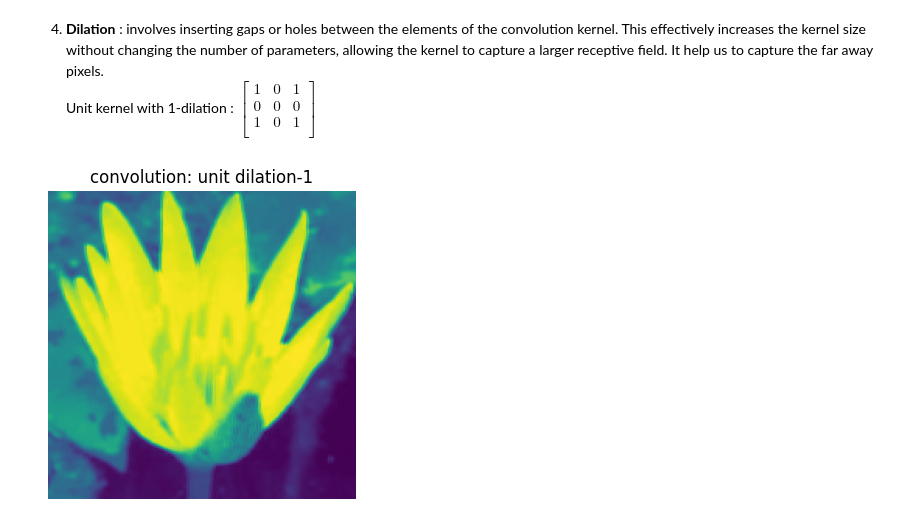
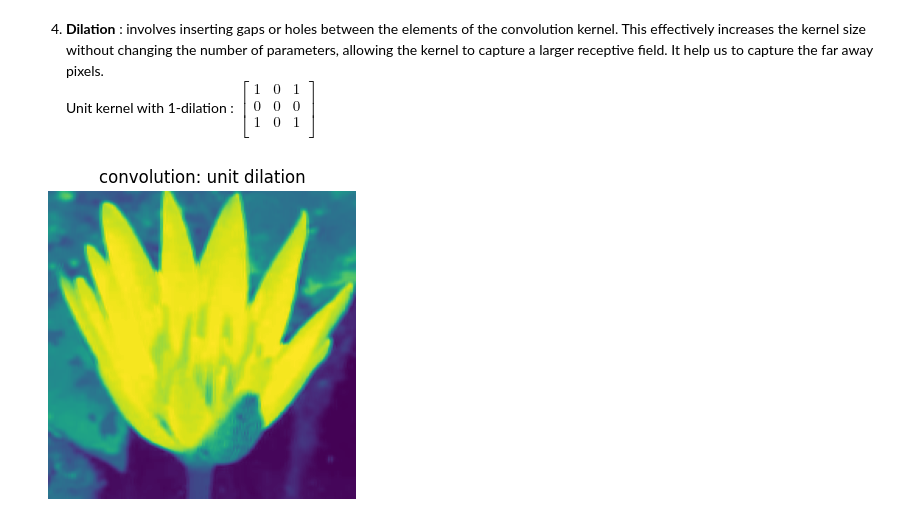
Before and after one commit to tripathysagar/sagaTrip, a Jupyter notebook: nbs/02_cnn_basics.ipynb, the cells around one changed output. Cells and saved outputs as stored; diff of their text form; code cells hidden in the pictures.

```diff
--- a/nbs/01_cnn_basics.ipynb
+++ b/nbs/02_cnn_basics.ipynb
@@ -113,8 +113,8 @@ show_images(( avg_im, avg_im_s2, avg_im_s4), titles=("convolution: average strid
 # %%
 dial = tensor([[1, 0, 1],
                [0, 0, 0],
                [1, 0, 1]])
 dial_1 = traverse(dial)
-show_images(( dial_1, ), titles=("convolution: unit dilation-1",), imsize=4, );
+show_images(( dial_1, ), titles=("convolution: unit dilation",), imsize=4, );
 # %% [output]
-[figure, old version]
+[figure, new version]
```
Also changed, not shown: parts of 1 cell of this notebook, 4 other files.
